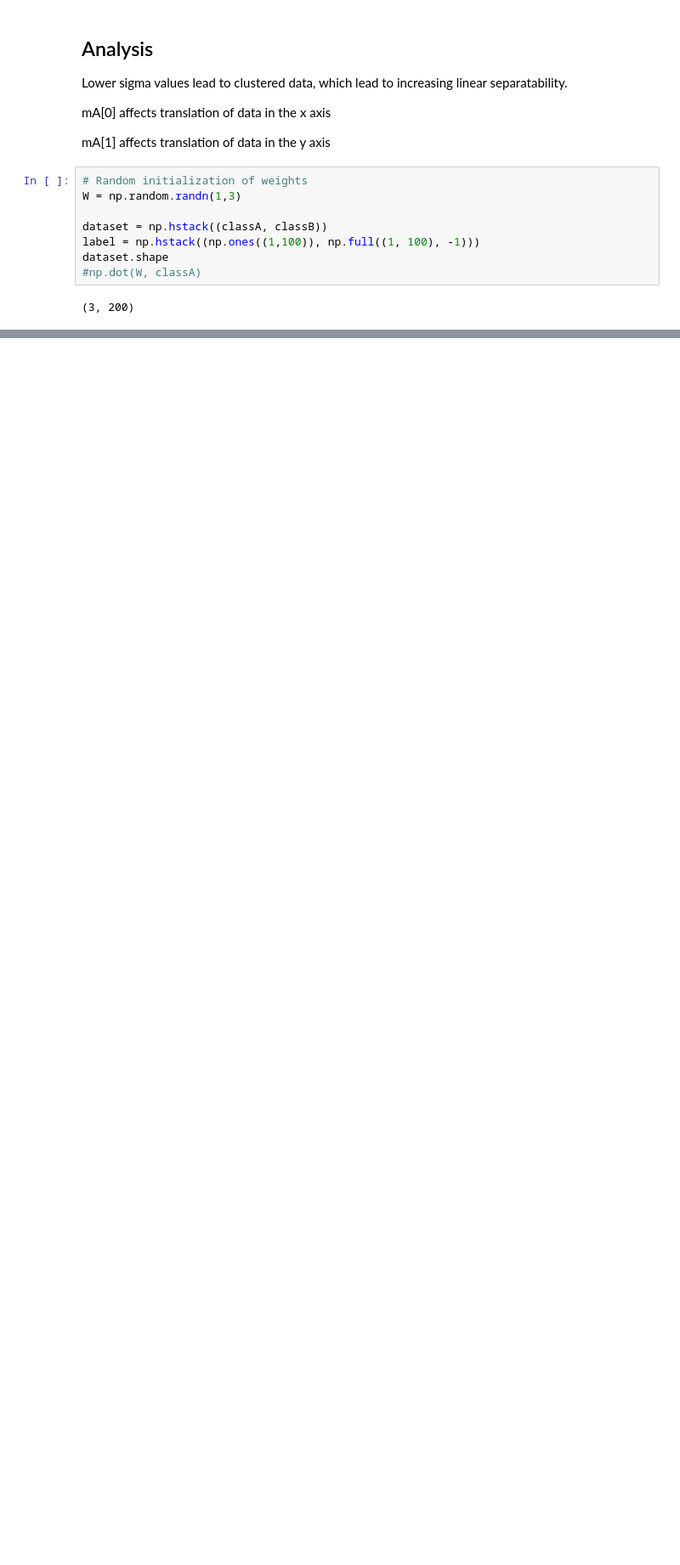
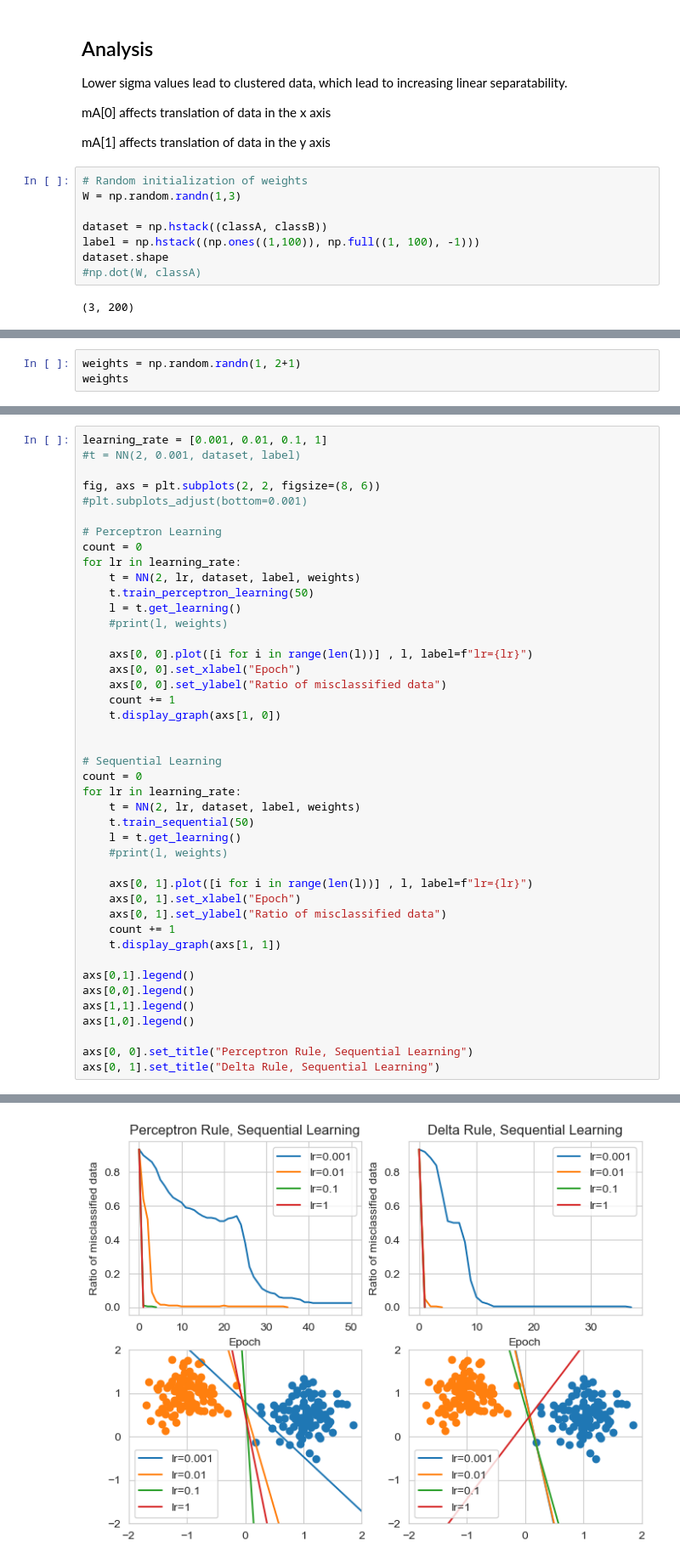
Before and after one commit to Pwspang/DD2437-ANN, a Jupyter notebook: Lab 1.ipynb, the cells around one changed output, grey strips where cells are left out. Shown at 85% size. Cells and saved outputs as stored; diff of their text form; blank space fills up the shorter version.

```diff
--- a/Lab 1.ipynb
+++ b/Lab 1.ipynb
@@ -144,0 +178,3 @@ No artists with labels found to put in legend.  Note that artists whose label st
+# %%
+weights = np.random.randn(1, 2+1)
+weights
@@ -144,0 +183,44 @@ No artists with labels found to put in legend.  Note that artists whose label st
+# %%
+learning_rate = [0.001, 0.01, 0.1, 1]
+#t = NN(2, 0.001, dataset, label)
+
+fig, axs = plt.subplots(2, 2, figsize=(8, 6))
+#plt.subplots_adjust(bottom=0.001)
+
+# Perceptron Learning
+count = 0
+for lr in learning_rate:
+    t = NN(2, lr, dataset, label, weights)
+    t.train_perceptron_learning(50)
+    l = t.get_learning()
+    #print(l, weights)
+
+    axs[0, 0].plot([i for i in range(len(l))] , l, label=f"lr={lr}")
+    axs[0, 0].set_xlabel("Epoch")
+    axs[0, 0].set_ylabel("Ratio of misclassified data")
+    count += 1
+    t.display_graph(axs[1, 0])
+
+
+# Sequential Learning
+count = 0
+for lr in learning_rate:
+    t = NN(2, lr, dataset, label, weights)
+    t.train_sequential(50)
+    l = t.get_learning()
+    #print(l, weights)
+
+    axs[0, 1].plot([i for i in range(len(l))] , l, label=f"lr={lr}")
+    axs[0, 1].set_xlabel("Epoch")
+    axs[0, 1].set_ylabel("Ratio of misclassified data")
+    count += 1
+    t.display_graph(axs[1, 1])
+
+axs[0,1].legend()
+axs[0,0].legend()
+axs[1,1].legend()
+axs[1,0].legend()
+
+axs[0, 0].set_title("Perceptron Rule, Sequential Learning")
+axs[0, 1].set_title("Delta Rule, Sequential Learning")
+# %% [output]
@@ -144,0 +228 @@ No artists with labels found to put in legend.  Note that artists whose label st
+[figure, added]
```
Also changed, not shown: parts of 9 cells of this notebook.
